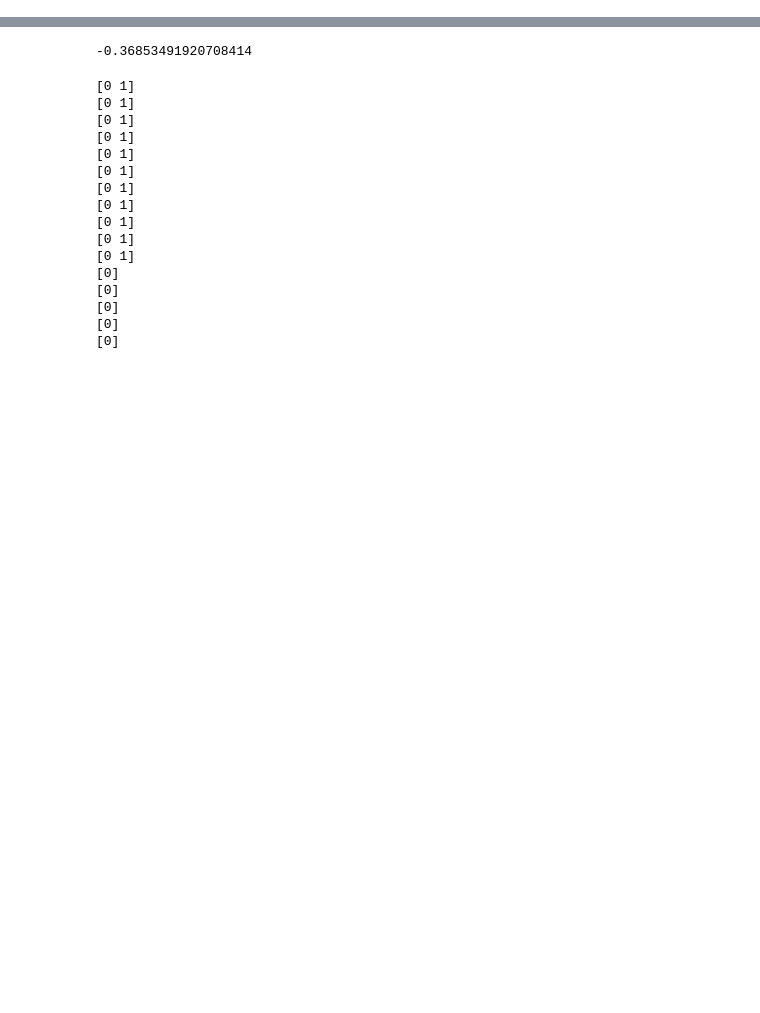
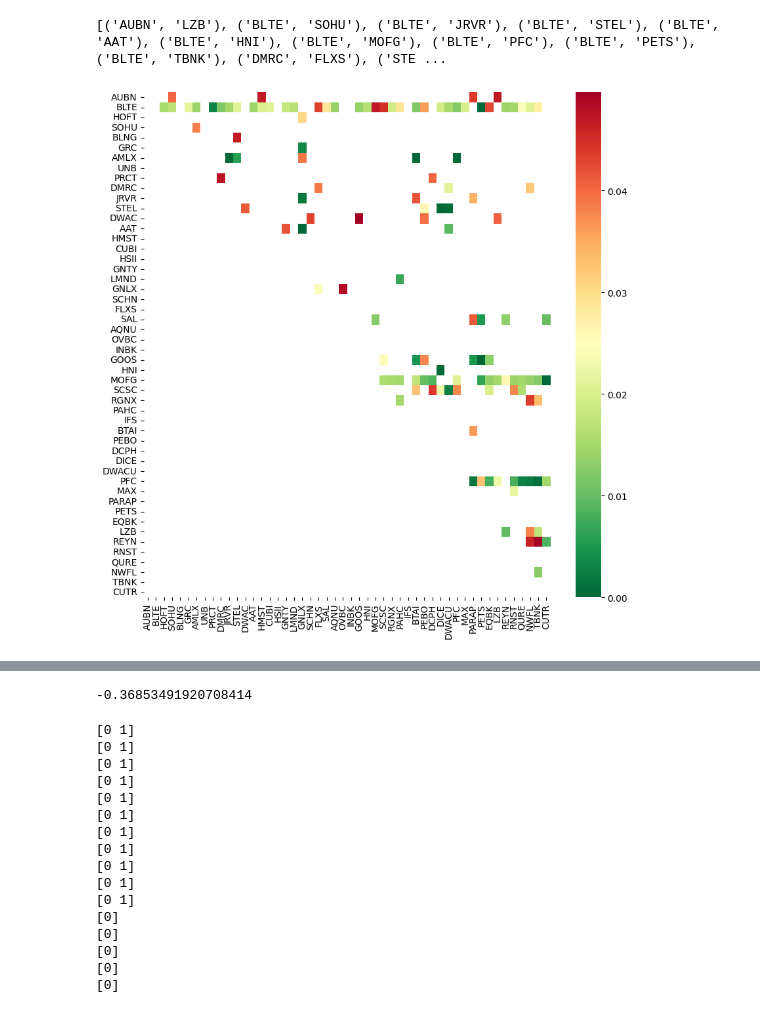
Before and after one commit to waikho/MADS_Capstone, a Jupyter notebook: RL/Pair_Trading_DQN.ipynb, the cells around one changed output, grey strips where cells are left out. Saved outputs shown, nothing was run; the diff lists cells and outputs as text; code cells hidden in the pictures; blank space fills up the shorter version.

```diff
--- a/RL/Pair_Trading_DQN.ipynb
+++ b/RL/Pair_Trading_DQN.ipynb
@@ -695,16 +599,19 @@ def findStocksinClusters(clusters, n):
 ###find cointegration###
 def cointHeatmap(df):
 
-    # Heatmap to show the p-values of the cointegration test between each pair of
-    # stocks. Only show the value in the upper-diagonal of the heatmap
-    #df = pd.read_excel('./data/主题行业类/酒类.xlsx', header=1, index_col=0, skiprows=0)
-    tickers = df.columns
-    scores, pvalues, hr, pairs = find_cointegrated_pairs(df)
-    #import seaborn
+    # Randomly sample 50 columns if df too long
+    if len(df) >= 50:
+        sampled_df = df.sample(n=50, axis=1)
+    else:
+        sampled_df = df
+
+    tickers = sampled_df.columns
+    scores, pvalues, hr, pairs = find_cointegrated_pairs(sampled_df)
+
     fig, ax = plt.subplots(figsize=(10,10))
     seaborn.heatmap(pvalues, xticklabels=tickers, yticklabels=tickers, cmap='RdYlGn_r', mask=(pvalues >= 0.05))
     print(pairs)
-    return pairs
+    return pairs, pvalues, sampled_df
 # %%
 ###dovetail###
 '''
@@ -774,0 +646,7 @@ print(trainpairs)
+# %%
+###split train/test data by time: 70/30###
+#select which cluster
+trainpairs, trainpval, traindf = cointHeatmap(dailyDF[good_clusters_dict[9]].loc[:round(len(dailyDF)*0.7)].dropna(axis=1, how='all'))
+# %% [output]
+[('AUBN', 'LZB'), ('BLTE', 'SOHU'), ('BLTE', 'JRVR'), ('BLTE', 'STEL'), ('BLTE', 'AAT'), ('BLTE', 'HNI'), ('BLTE', 'MOFG'), ('BLTE', 'PFC'), ('BLTE', 'PETS'), ('BLTE', 'TBNK'), ('DMRC', 'FLXS'), ('STE ...
+[figure, added]
```
Also changed, not shown: parts of 45 cells of this notebook.
